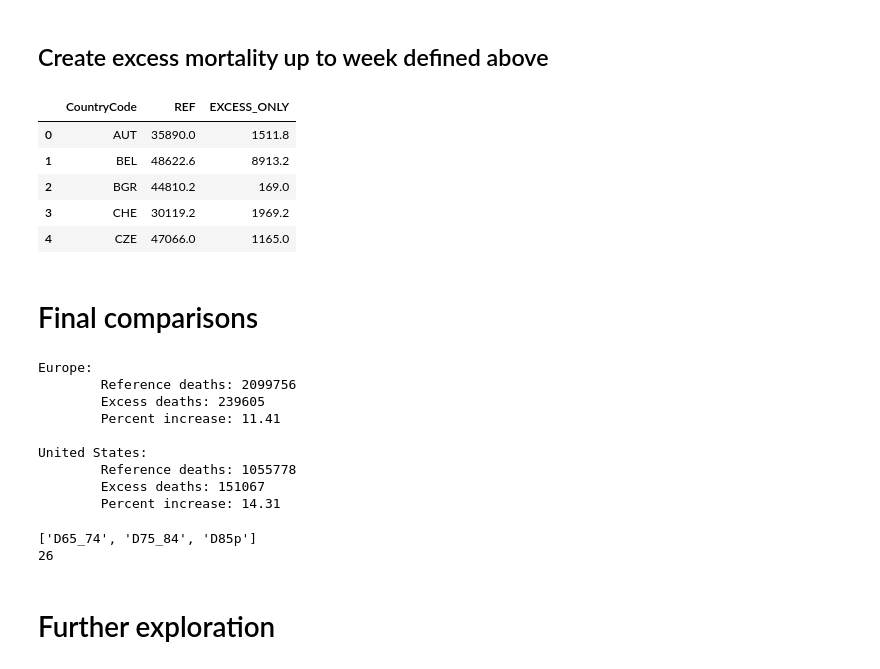
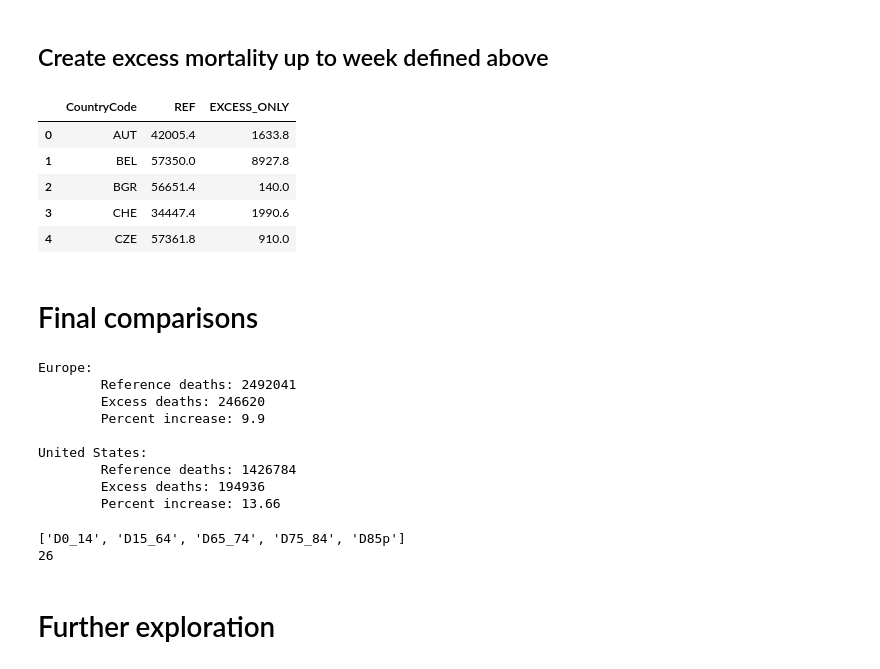
Before and after one commit to therealthaibinh/jupyter_notebooks, a Jupyter notebook: Excess_mortality_analysis.ipynb, the cells around one changed output. Drawn from its saved outputs; the diff is of its cells as text; code cells hidden in the pictures.

```diff
--- a/Excess_mortality_analysis.ipynb
+++ b/Excess_mortality_analysis.ipynb
@@ -12,8 +12,8 @@ Country codes: https://www.mortality.org/cgi-bin/hmd/DataAvailability.php
 nWeekWindow = 26
 
 # Possible age columns: 'D0_14', 'D15_64', 'D65_74','D75_84', 'D85p'
-# lstKeepAges = ['D0_14', 'D15_64', 'D65_74','D75_84', 'D85p']
-lstKeepAges = ['D65_74','D75_84', 'D85p']
+lstKeepAges = ['D0_14', 'D15_64', 'D65_74','D75_84', 'D85p']
+# lstKeepAges = ['D65_74','D75_84', 'D85p']
 
 
 #################################################################
@@ -161,11 +161,21 @@ For each week, get the average value over the years that were defined above
 # %%
 df_mortality_reference = df_mortality[(df_mortality['Year']>=nRefYearStart) &\
                                        (df_mortality['Year']<(nRefYearEnd+1))]
+for strCol in lstKeepAges:
+    df_mortality_reference = df_mortality_reference.\
+                                merge(pd.DataFrame(df_mortality_reference[['CountryCode', 'Year', 'Week']+[strCol]].groupby(by=['CountryCode','Week'])[strCol].mean()).\
+                                              reset_index().\
+                                              rename(columns={strCol:strCol+'_REF'}),
+                                     on=['CountryCode','Week'], how='outer')
+
 df_mortality_reference['SUM'] = df_mortality_reference[lstKeepAges].sum(axis='columns')
 
-df_mortality_reference = pd.DataFrame(df_mortality_reference[lstKeepCol+['SUM']].groupby(by=['CountryCode','Week'])['SUM'].mean()).\
-                            reset_index().\
-                            rename(columns={'SUM':'REF'})
+df_mortality_reference = df_mortality_reference.\
+                                merge(pd.DataFrame(df_mortality_reference[lstKeepCol+['SUM']].groupby(by=['CountryCode','Week'])['SUM'].mean()).\
+                                          reset_index().\
+                                          rename(columns={'SUM':'REF_SUM'}),
+                                      on=['CountryCode','Week'], how='outer')
+df_mortality_reference = df_mortality_reference[['CountryCode','Week']+[x+'_REF' for x in lstKeepAges]+['REF_SUM']].drop_duplicates().round(2)
 df_mortality_reference.head()
 # %% [output]
 A value is trying to be set on a copy of a slice from a DataFrame.
@@ -182,7 +192,7 @@ See the caveats in the documentation: https://pandas.pydata.org/pandas-docs/stab
 ## Jam the dataframes together
 # %%
 df_mortality_join = df_mortality_2020[lstKeepCol+['SUM']].merge(df_mortality_reference, on=['CountryCode','Week'])
-df_mortality_join['DIFF'] = df_mortality_join['SUM']-df_mortality_join['REF']
+df_mortality_join['DIFF'] = df_mortality_join['SUM']-df_mortality_join['REF_SUM']
 df_mortality_join['EXCESS_ONLY'] = df_mortality_join['DIFF'].clip(0, None)
 
 df_mortality_join.head()
@@ -196,47 +206,47 @@ df_mortality_join.head()
 # %% [markdown]
 ## Create excess mortality up to week defined above
 # %%
-df_excess_mortality = pd.DataFrame(df_mortality_join[df_mortality_join['Week']<=nWeekWindow].groupby(by=['CountryCode'])[['REF','EXCESS_ONLY']].sum()).reset_index()
+df_excess_mortality = pd.DataFrame(df_mortality_join[df_mortality_join['Week']<=nWeekWindow].groupby(by=['CountryCode'])[['REF_SUM','EXCESS_ONLY']].sum()).reset_index()
 df_excess_mortality.head()
 # %% [output]
 |  | CountryCode | REF | EXCESS_ONLY |
-| 0 | AUT | 35890.0 | 1511.8 |
-| 1 | BEL | 48622.6 | 8913.2 |
-| 2 | BGR | 44810.2 | 169.0 |
-| 3 | CHE | 30119.2 | 1969.2 |
-| 4 | CZE | 47066.0 | 1165.0 |
+| 0 | AUT | 42005.4 | 1633.8 |
+| 1 | BEL | 57350.0 | 8927.8 |
+| 2 | BGR | 56651.4 | 140.0 |
+| 3 | CHE | 34447.4 | 1990.6 |
+| 4 | CZE | 57361.8 | 910.0 |
 # %% [markdown]
 # Final comparisons
 # %%
 print("Europe:")
-s_temp = df_excess_mortality[df_excess_mortality['CountryCode'].isin(lstCountriesEurope)][['REF','EXCESS_ONLY']].sum()
-print("\tReference deaths:", int(s_temp['REF']))
+s_temp = df_excess_mortality[df_excess_mortality['CountryCode'].isin(lstCountriesEurope)][['REF_SUM','EXCESS_ONLY']].sum()
+print("\tReference deaths:", int(s_temp['REF_SUM']))
 print("\tExcess deaths:", int(s_temp['EXCESS_ONLY']))
-print("\tPercent increase:", round(s_temp['EXCESS_ONLY']*100.0/s_temp['REF'], 2))
+print("\tPercent increase:", round(s_temp['EXCESS_ONLY']*100.0/s_temp['REF_SUM'], 2))
 
 print()
 
 print("United States:")
-s_temp = df_excess_mortality[df_excess_mortality['CountryCode'].isin(['USA'])][['REF','EXCESS_ONLY']].sum()
-print("\tReference deaths:", int(s_temp['REF']))
+s_temp = df_excess_mortality[df_excess_mortality['CountryCode'].isin(['USA'])][['REF_SUM','EXCESS_ONLY']].sum()
+print("\tReference deaths:", int(s_temp['REF_SUM']))
 print("\tExcess deaths:", int(s_temp['EXCESS_ONLY']))
-print("\tPercent increase:", round(s_temp['EXCESS_ONLY']*100.0/s_temp['REF'], 2))
+print("\tPercent increase:", round(s_temp['EXCESS_ONLY']*100.0/s_temp['REF_SUM'], 2))
 # %% [output]
 Europe:
-        Reference deaths: 2099756
-        Excess deaths: 239605
-        Percent increase: 11.41
+        Reference deaths: 2492041
+        Excess deaths: 246620
+        Percent increase: 9.9
 
 United States:
-        Reference deaths: 1055778
-        Excess deaths: 151067
-        Percent increase: 14.31
+        Reference deaths: 1426784
+        Excess deaths: 194936
+        Percent increase: 13.66
 # %%
 # Run this as a reminder of what your variables were
 print(lstKeepAges)
 print(nWeekWindow)
 # %% [output]
-['D65_74', 'D75_84', 'D85p']
+['D0_14', 'D15_64', 'D65_74', 'D75_84', 'D85p']
 26
 # %% [markdown]
 # Further exploration
```
Also changed, not shown: parts of 8 cells of this notebook.
